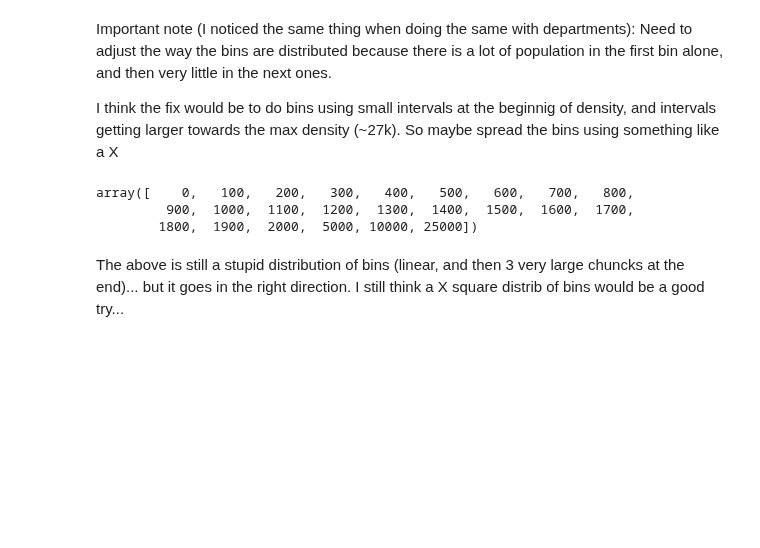
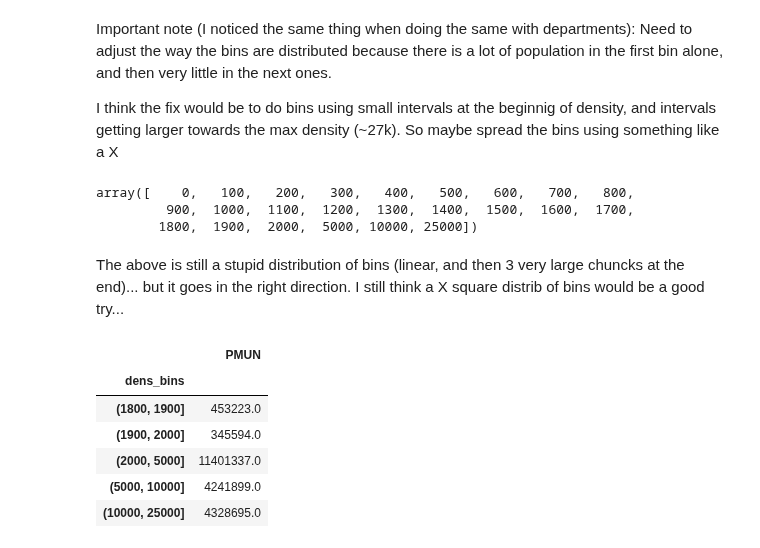
Before and after one commit to Toff-CxDaurade/French-Population, a Jupyter notebook: data_population-density.ipynb, the cells around one changed output. Saved outputs shown, nothing was run; the diff lists cells and outputs as text; code cells hidden in the pictures; blank space fills up the shorter version.

```diff
--- a/data_population-density.ipynb
+++ b/data_population-density.ipynb
@@ -303,4 +304,14 @@ df_densite2 = df_densite.copy()
 df_densite2['dens_bins'] = pd.cut(x=df_densite['DENSITE'], bins=bins2)
 df_2 = df_densite2[['PMUN', 'dens_bins']].copy()
 df_grouped2 = df_2.groupby(by='dens_bins').sum()
+# %%
+df_grouped2.tail()
+# %% [output]
+|  | PMUN |
+| dens_bins |  |
+| (1800, 1900] | 453223.0 |
+| (1900, 2000] | 345594.0 |
+| (2000, 5000] | 11401337.0 |
+| (5000, 10000] | 4241899.0 |
+| (10000, 25000] | 4328695.0 |
 # %%
```
Also changed, not shown: parts of 2 cells of this notebook.
